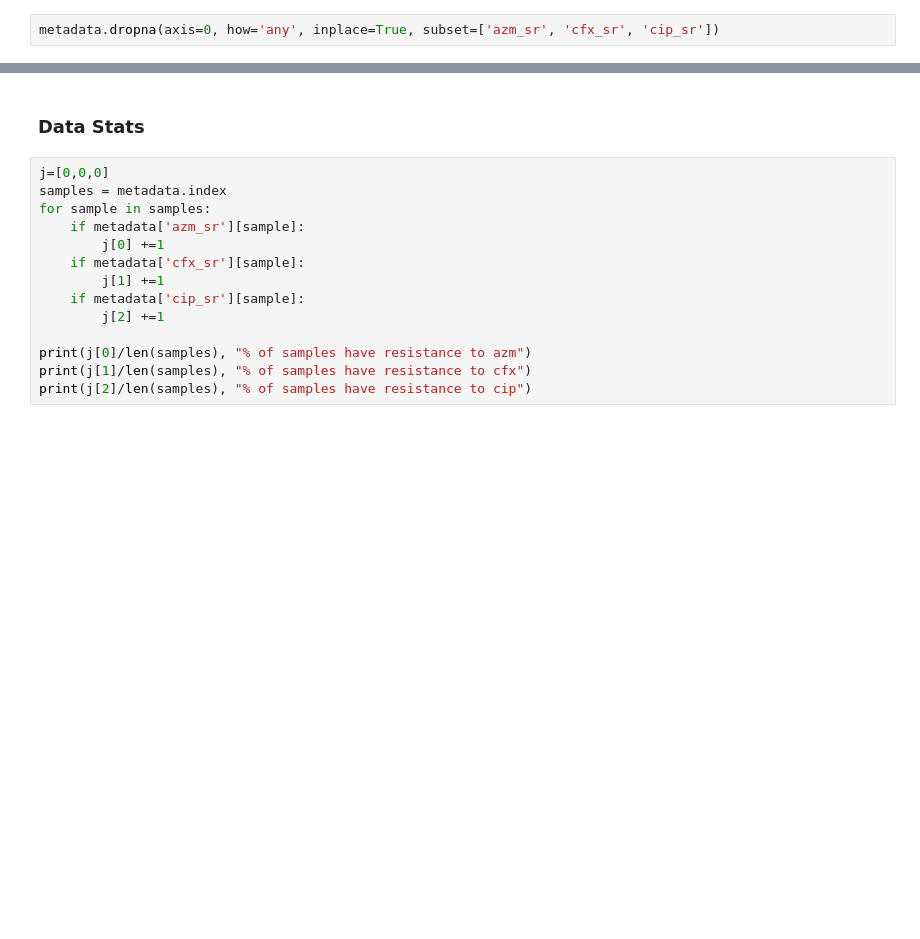
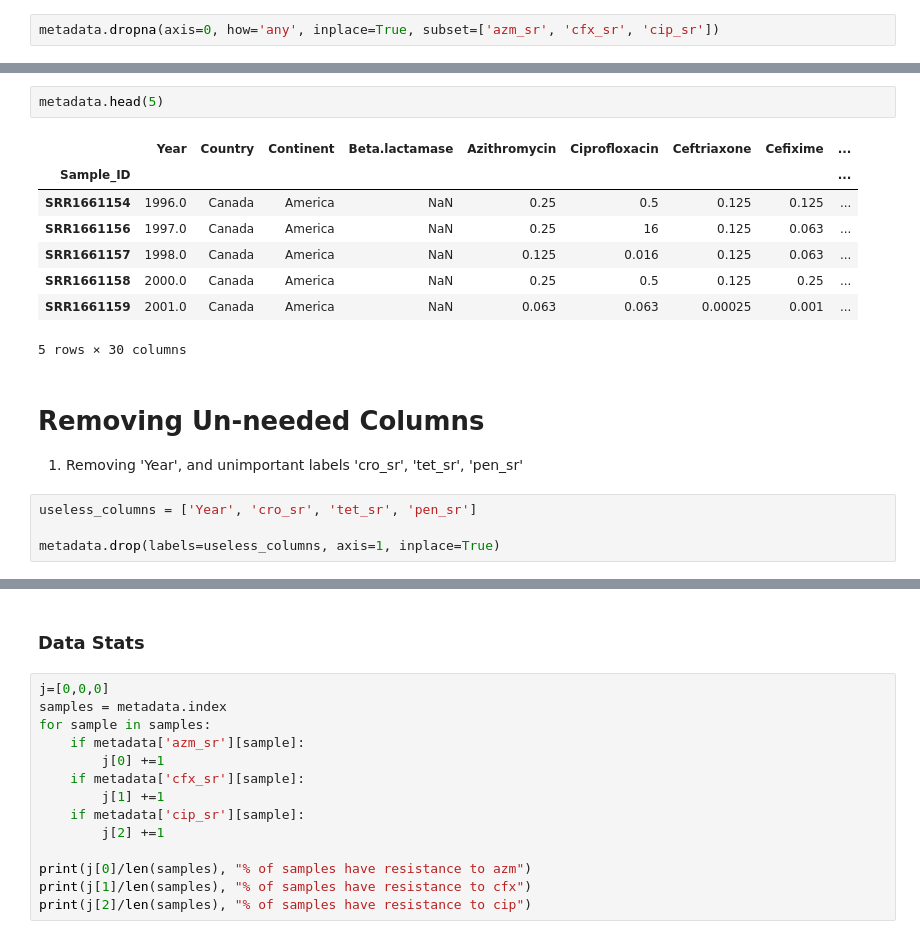
Before and after one commit to VX59/4-587-project-p1, a Jupyter notebook: eda.ipynb, the cells around one changed output, grey strips where cells are left out. Drawn from its saved outputs; the diff is of its cells as text; blank space fills up the shorter version.

```diff
--- a/eda.ipynb
+++ b/eda.ipynb
@@ -54,0 +66,18 @@ metadata.dropna(axis=0, how='any', inplace=True, subset=['azm_sr', 'cfx_sr', 'ci
+# %%
+metadata.head(5)
+# %% [output]
+|  | Year | Country | Continent | Beta.lactamase | Azithromycin | Ciprofloxacin | Ceftriaxone | Cefixime | ... |
+| Sample_ID |  |  |  |  |  |  |  |  | ... |
+| SRR1661154 | 1996.0 | Canada | America | NaN | 0.25 | 0.5 | 0.125 | 0.125 | ... |
+| SRR1661156 | 1997.0 | Canada | America | NaN | 0.25 | 16 | 0.125 | 0.063 | ... |
+| SRR1661157 | 1998.0 | Canada | America | NaN | 0.125 | 0.016 | 0.125 | 0.063 | ... |
+| SRR1661158 | 2000.0 | Canada | America | NaN | 0.25 | 0.5 | 0.125 | 0.25 | ... |
+| SRR1661159 | 2001.0 | Canada | America | NaN | 0.063 | 0.063 | 0.00025 | 0.001 | ... |
+5 rows × 30 columns
+# %% [markdown]
+# Removing Un-needed Columns
+1. Removing 'Year', and unimportant labels 'cro_sr', 'tet_sr', 'pen_sr'
+# %%
+useless_columns = ['Year', 'cro_sr', 'tet_sr', 'pen_sr']
+
+metadata.drop(labels=useless_columns, axis=1, inplace=True)
```
Also changed, not shown: parts of 13 cells of this notebook.
